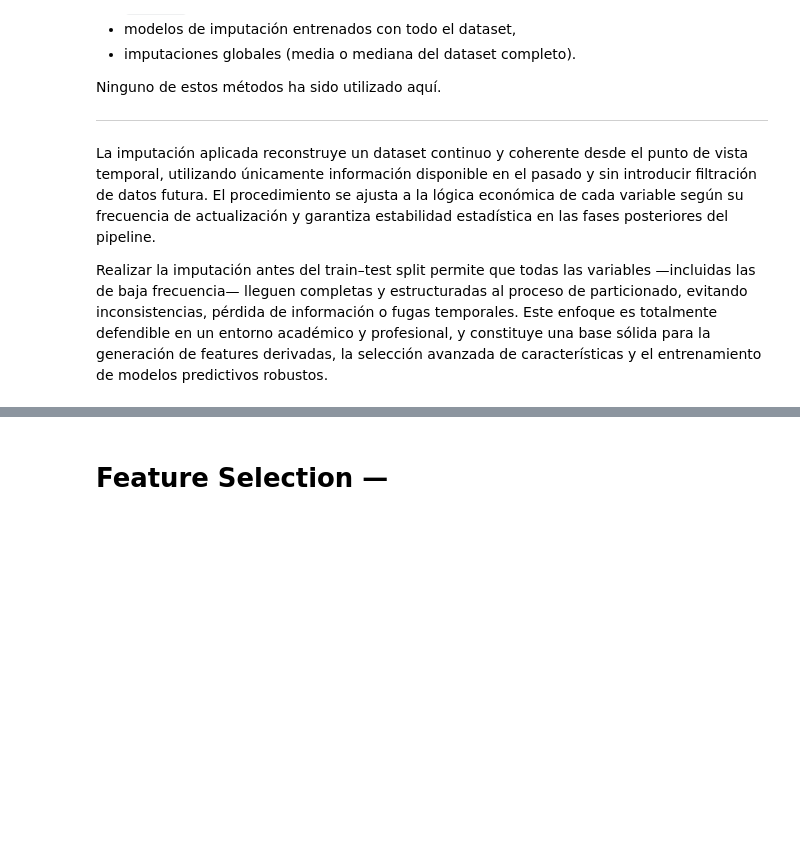
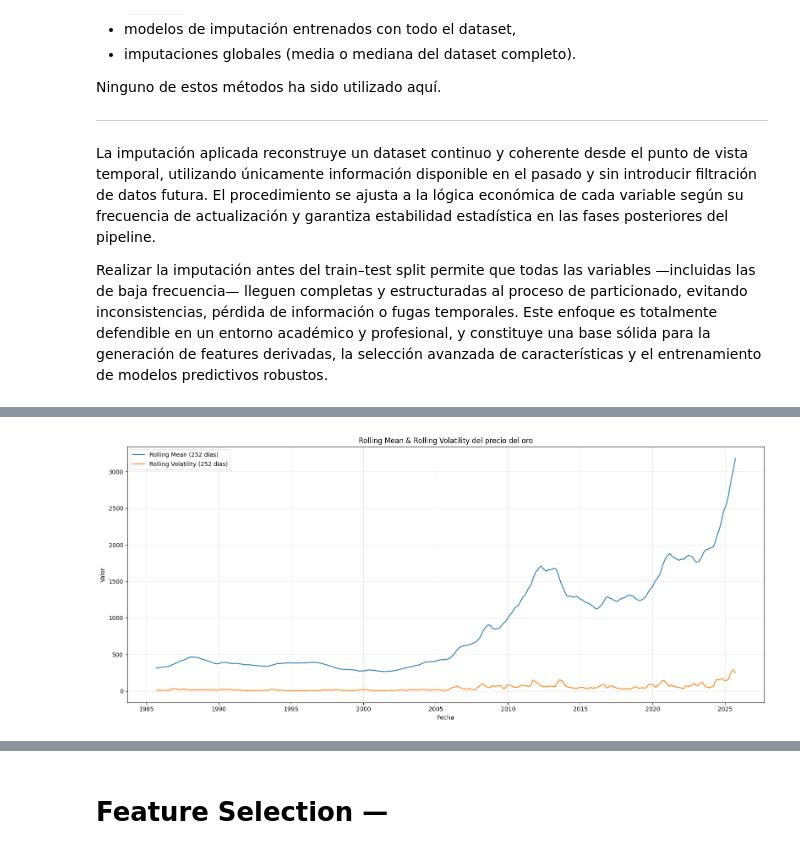
Before and after one commit to sebastianmalbaceda/gold-price-prediction, a Jupyter notebook: notebooks/gold-price-prediction.ipynb, the cells around one changed output, grey strips where cells are left out. Drawn from its saved outputs; the diff is of its cells as text; code cells hidden in the pictures; blank space fills up the shorter version.

```diff
--- a/notebooks/gold-price-prediction.ipynb
+++ b/notebooks/gold-price-prediction.ipynb
@@ -2704,0 +2777,18 @@ Realizar la imputación antes del train–test split permite que todas las varia
+# %%
+plt.figure(figsize=(16,7))
+
+rolling_mean = df_imputed["gold_spot"].rolling(252).mean()
+rolling_std  = df_imputed["gold_spot"].rolling(252).std()
+
+plt.plot(df_imputed[DATE_COL], rolling_mean, label="Rolling Mean (252 días)")
+plt.plot(df_imputed[DATE_COL], rolling_std, label="Rolling Volatility (252 días)")
+
+plt.title("Rolling Mean & Rolling Volatility del precio del oro")
+plt.xlabel("Fecha")
+plt.ylabel("Valor")
+plt.grid(True, alpha=0.3)
+plt.legend()
+plt.tight_layout()
+plt.show()
+# %% [output]
+[figure, added]
```
Also changed, not shown: parts of 5 cells of this notebook.
